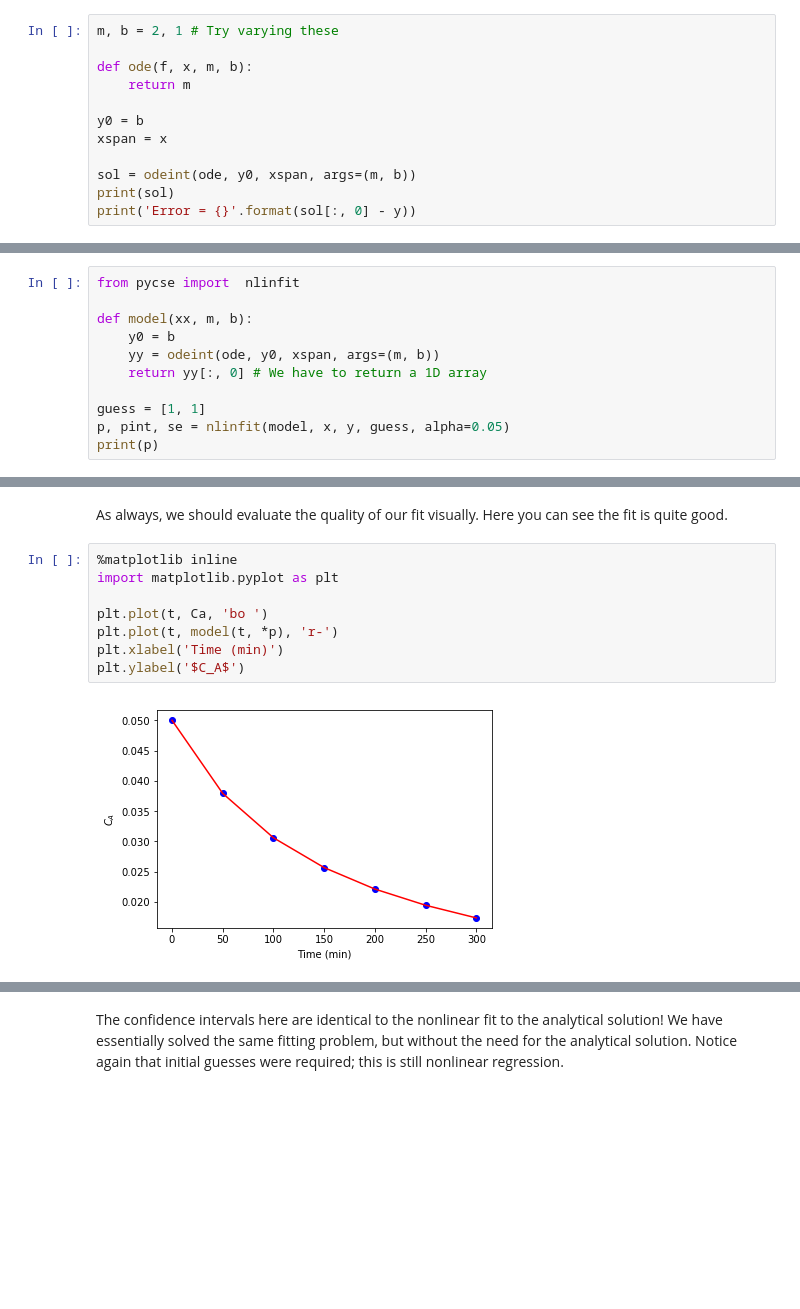
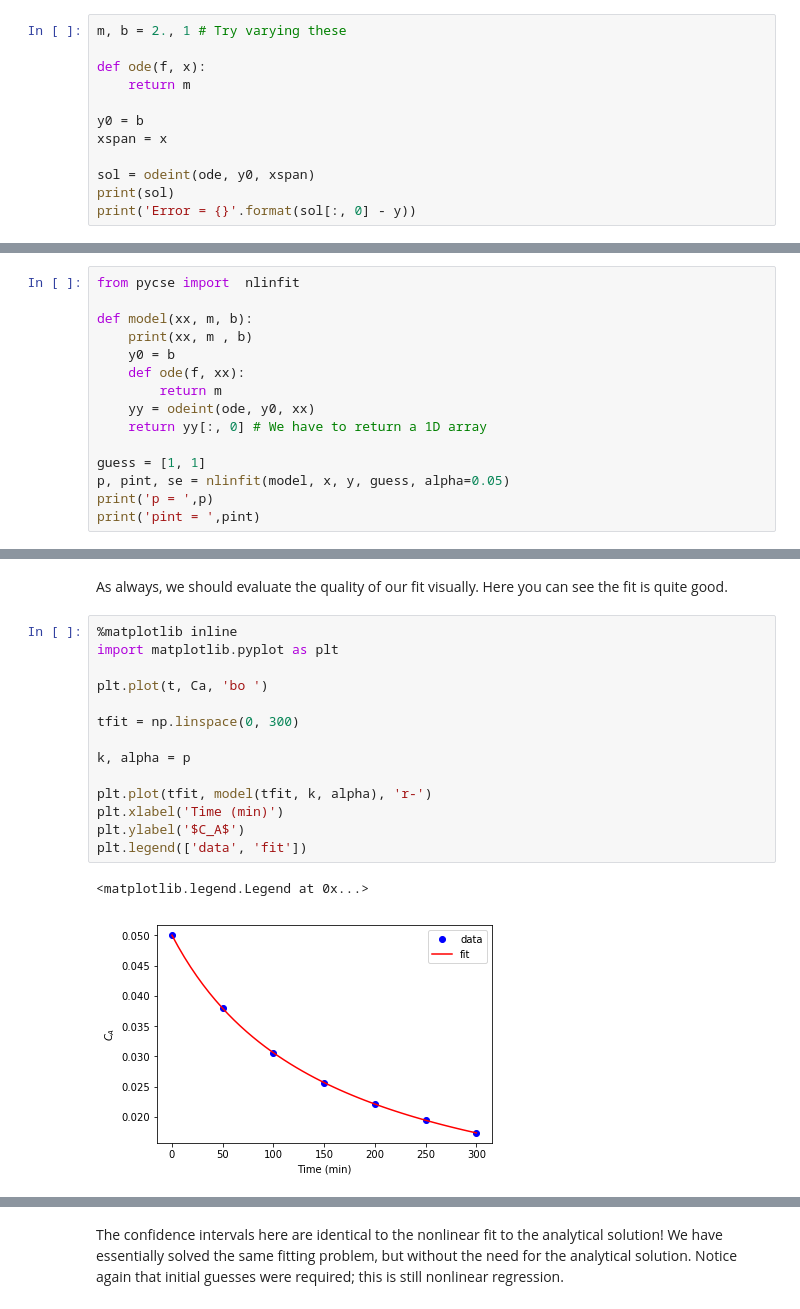
Before and after one commit to jkitchin/s17-06364, a Jupyter notebook: lectures/lecture-12.ipynb, the cells around one changed output, grey strips where cells are left out. Cells and saved outputs as stored; diff of their text form; blank space fills up the shorter version.

```diff
--- a/lectures/lecture-12.ipynb
+++ b/lectures/lecture-12.ipynb
@@ -37,15 +41,15 @@ $y'(x) = m$ we can express our model as $y(0) = 1$.
 
 In this block, we can vary $m$ and $b$ and see for what pair of them do we get the best agreement with the y-data listed above.
 # %%
-m, b = 2, 1 # Try varying these
+m, b = 2., 1 # Try varying these
 
-def ode(f, x, m, b):
+def ode(f, x):
     return m
 
 y0 = b
 xspan = x
 
-sol = odeint(ode, y0, xspan, args=(m, b))
+sol = odeint(ode, y0, xspan)
 print(sol)
 print('Error = {}'.format(sol[:, 0] - y))
 # %% [output]
@@ -60,11 +64,15 @@ We can wrap this in a regression problem like this.
 from pycse import  nlinfit
 
 def model(xx, m, b):
+    print(xx, m , b)
     y0 = b
-    yy = odeint(ode, y0, xspan, args=(m, b))
+    def ode(f, xx):
+        return m
+    yy = odeint(ode, y0, xx)
     return yy[:, 0] # We have to return a 1D array
 
 guess = [1, 1]
 p, pint, se = nlinfit(model, x, y, guess, alpha=0.05)
-print(p)
+print('p = ',p)
+print('pint = ',pint)
 # %% [output]
@@ -104,10 +128,17 @@ As always, we should evaluate the quality of our fit visually. Here you can see
 # %%
 %matplotlib inline
 import matplotlib.pyplot as plt
 
 plt.plot(t, Ca, 'bo ')
-plt.plot(t, model(t, *p), 'r-')
+
+tfit = np.linspace(0, 300)
+
+k, alpha = p
+
+plt.plot(tfit, model(tfit, k, alpha), 'r-')
 plt.xlabel('Time (min)')
 plt.ylabel('$C_A$')
+plt.legend(['data', 'fit'])
 # %% [output]
+<matplotlib.legend.Legend at 0x...>
-[figure, old version]
+[figure, new version]
```
Also changed, not shown: parts of 11 cells of this notebook, 1 other file.
